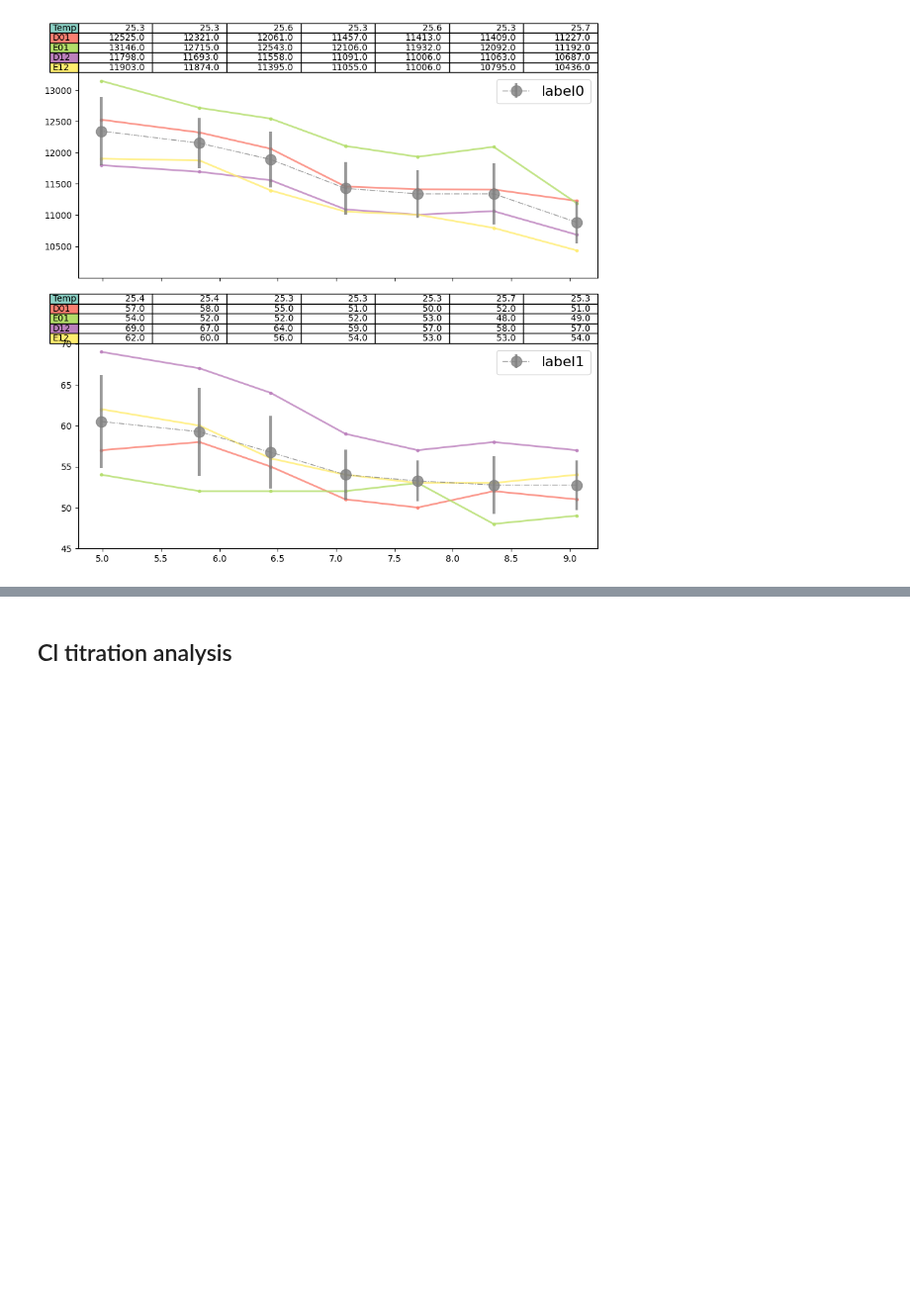
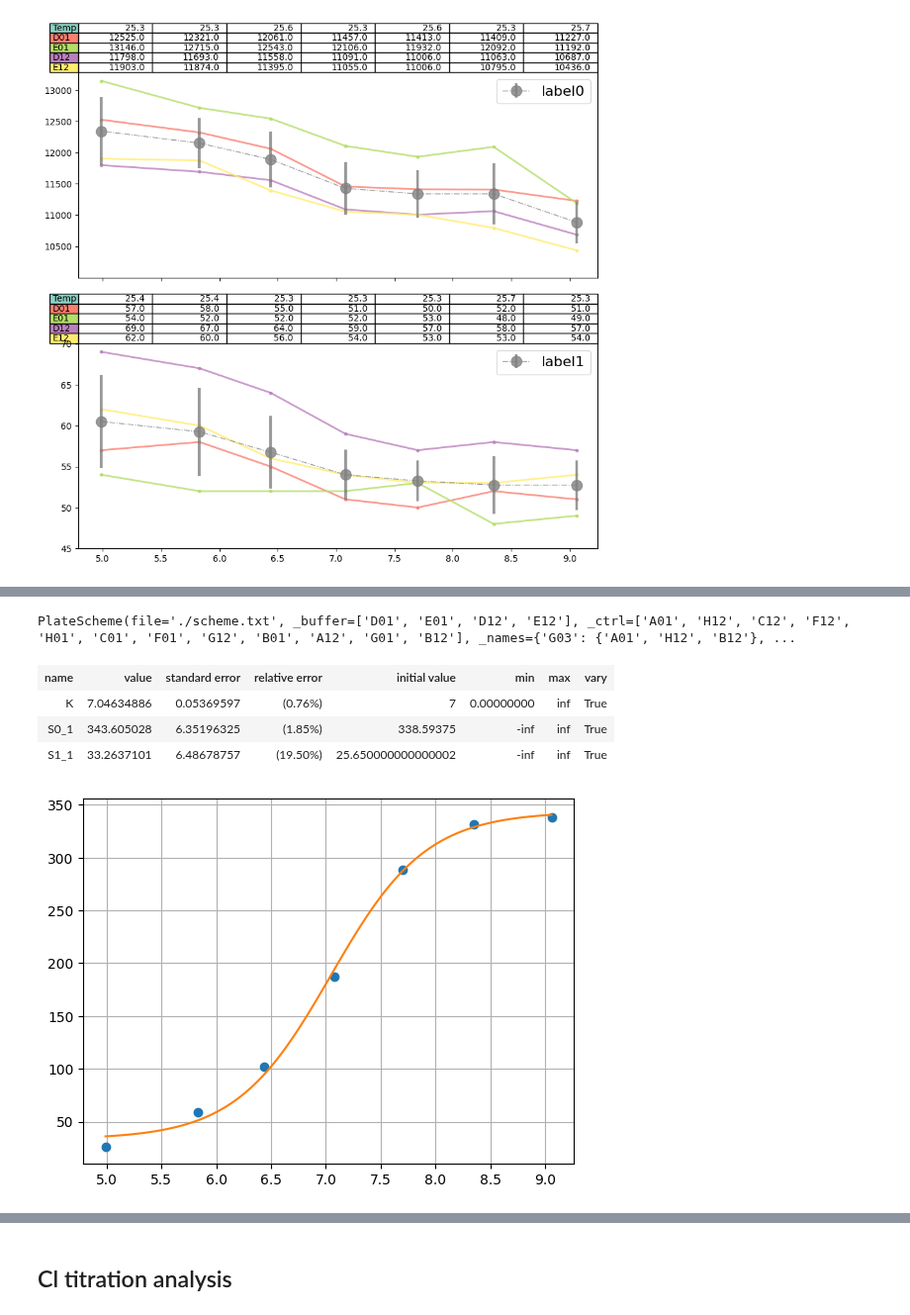
Before and after one commit to darosio/ClopHfit, a Jupyter notebook: docs/tutorials/prtecan.ipynb, the cells around one changed output, grey strips where cells are left out. Shown at 99% size. Cells and saved outputs as stored; diff of their text form; code cells hidden in the pictures; blank space fills up the shorter version.

```diff
--- a/docs/tutorials/prtecan.ipynb
+++ b/docs/tutorials/prtecan.ipynb
@@ -182,0 +173,4 @@ ph_an.data_dilutioncorrected_norm[1]["D11"]
+# %%
+ph_an.fit("pH")
+
+ph_an.fittings[0].loc["A11"]
@@ -182,0 +191,25 @@ ph_an.data_dilutioncorrected_norm[1]["D11"]
+# %%
+import lmfit
+import emcee
+import arviz as az
+
+from clophfit.binding import fitting
+
+ph_an.scheme
+# %% [output]
+PlateScheme(file='./scheme.txt', _buffer=['D01', 'E01', 'D12', 'E12'], _ctrl=['A01', 'H12', 'C12', 'F12', 'H01', 'C01', 'F01', 'G12', 'B01', 'A12', 'G01', 'B12'], _names={'G03': {'A01', 'H12', 'B12'}, ...
+# %%
+well = "A02"
+y0 = np.array(ph_an.data_dilutioncorrected_norm[0][well])
+y1 = np.array(ph_an.data_dilutioncorrected_norm[1][well])
+x = np.array(ph_an.conc)
+xc = {1: x}
+yc = {1: y1}
+res, mini = fitting.analyze_binding_glob("pH", xc, yc)[1:]
+res.params
+# %% [output]
+| name | value | standard error | relative error | initial value | min | max | vary |
+| K | 7.04634886 | 0.05369597 | (0.76%) | 7 | 0.00000000 | inf | True |
+| S0_1 | 343.605028 | 6.35196325 | (1.85%) | 338.59375 | -inf | inf | True |
+| S1_1 | 33.2637101 | 6.48678757 | (19.50%) | 25.650000000000002 | -inf | inf | True |
+[figure, added]
```
Also changed, not shown: parts of 12 cells of this notebook, 3 other files.
